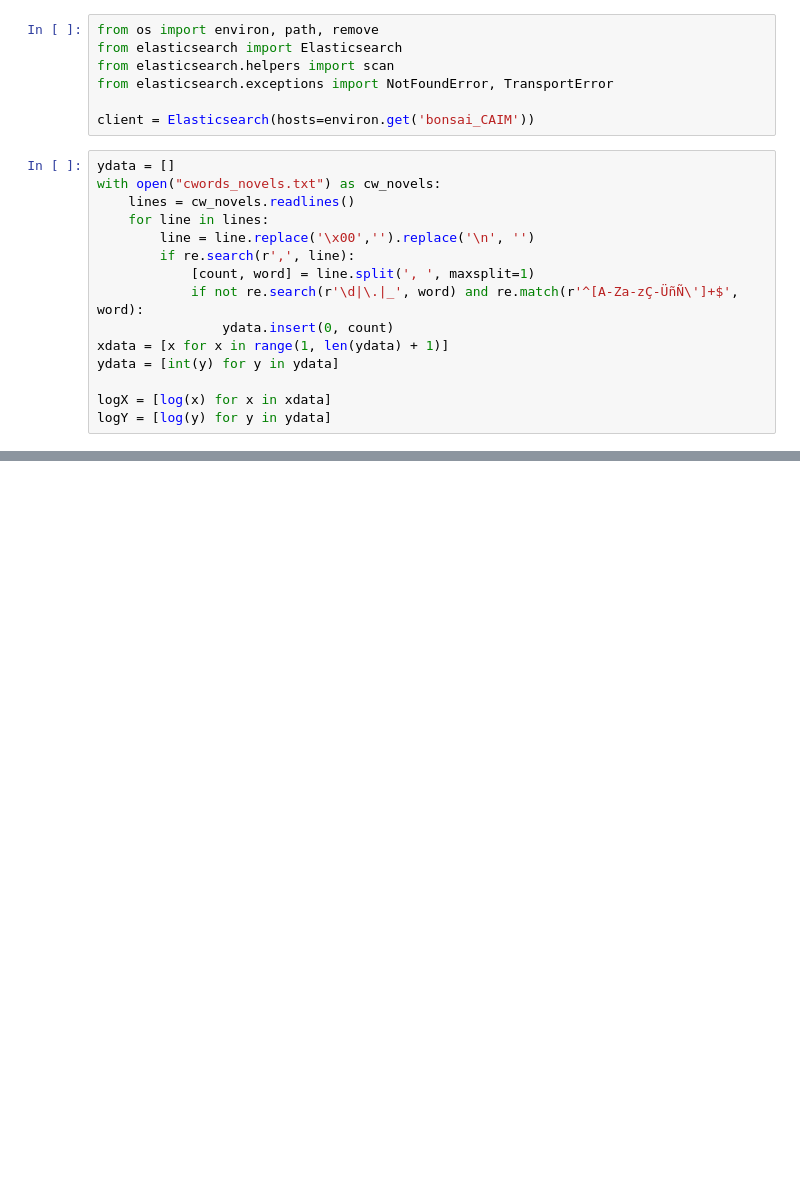
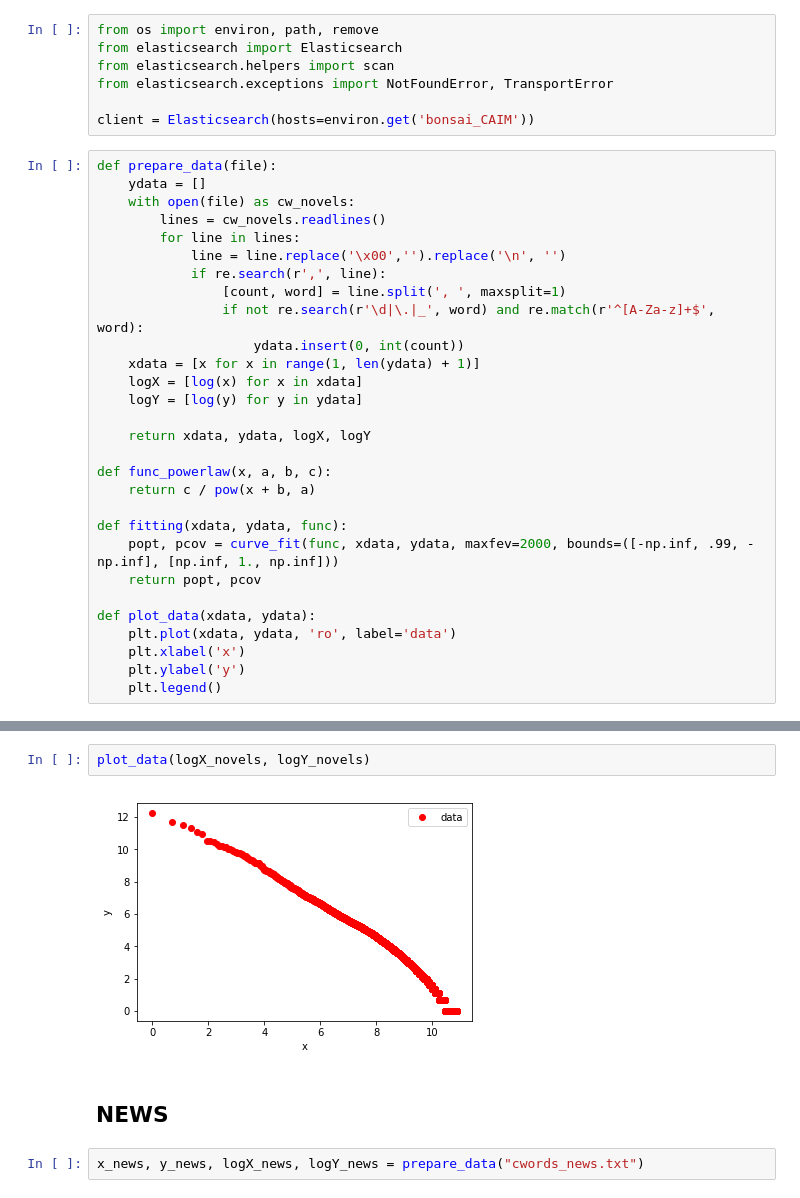
Before and after one commit to adrian729/CAIM18, a Jupyter notebook: session1ESZipfHeaps/Zipf.ipynb, the cells around one changed output, grey strips where cells are left out. Saved outputs shown, nothing was run; the diff lists cells and outputs as text; blank space fills up the shorter version.

```diff
--- a/session1ESZipfHeaps/Zipf.ipynb
+++ b/session1ESZipfHeaps/Zipf.ipynb
@@ -11,17 +11,31 @@ from elasticsearch.exceptions import NotFoundError, TransportError
 
 client = Elasticsearch(hosts=environ.get('bonsai_CAIM'))
 # %%
-ydata = []
-with open("cwords_novels.txt") as cw_novels:
-    lines = cw_novels.readlines()
-    for line in lines:
-        line = line.replace('\x00','').replace('\n', '')
-        if re.search(r',', line):
-            [count, word] = line.split(', ', maxsplit=1)
-            if not re.search(r'\d|\.|_', word) and re.match(r'^[A-Za-zÇ-ÜñÑ\']+$', word):
-                ydata.insert(0, count)
-xdata = [x for x in range(1, len(ydata) + 1)]
-ydata = [int(y) for y in ydata]
+def prepare_data(file):
+    ydata = []
+    with open(file) as cw_novels:
+        lines = cw_novels.readlines()
+        for line in lines:
+            line = line.replace('\x00','').replace('\n', '')
+            if re.search(r',', line):
+                [count, word] = line.split(', ', maxsplit=1)
+                if not re.search(r'\d|\.|_', word) and re.match(r'^[A-Za-z]+$', word):
+                    ydata.insert(0, int(count))
+    xdata = [x for x in range(1, len(ydata) + 1)]
+    logX = [log(x) for x in xdata]
+    logY = [log(y) for y in ydata]
 
-logX = [log(x) for x in xdata]
-logY = [log(y) for y in ydata]
+    return xdata, ydata, logX, logY
+
+def func_powerlaw(x, a, b, c):
+    return c / pow(x + b, a)
+
+def fitting(xdata, ydata, func):
+    popt, pcov = curve_fit(func, xdata, ydata, maxfev=2000, bounds=([-np.inf, .99, -np.inf], [np.inf, 1., np.inf]))
+    return popt, pcov
+
+def plot_data(xdata, ydata):
+    plt.plot(xdata, ydata, 'ro', label='data')
+    plt.xlabel('x')
+    plt.ylabel('y')
+    plt.legend()
@@ -44,0 +62,8 @@ plt.show()
+# %%
+plot_data(logX_novels, logY_novels)
+# %% [output]
+[figure, added]
+# %% [markdown]
+## NEWS
+# %%
+x_news, y_news, logX_news, logY_news = prepare_data("cwords_news.txt")
```
Also changed, not shown: parts of 11 cells of this notebook, 2 other files.
